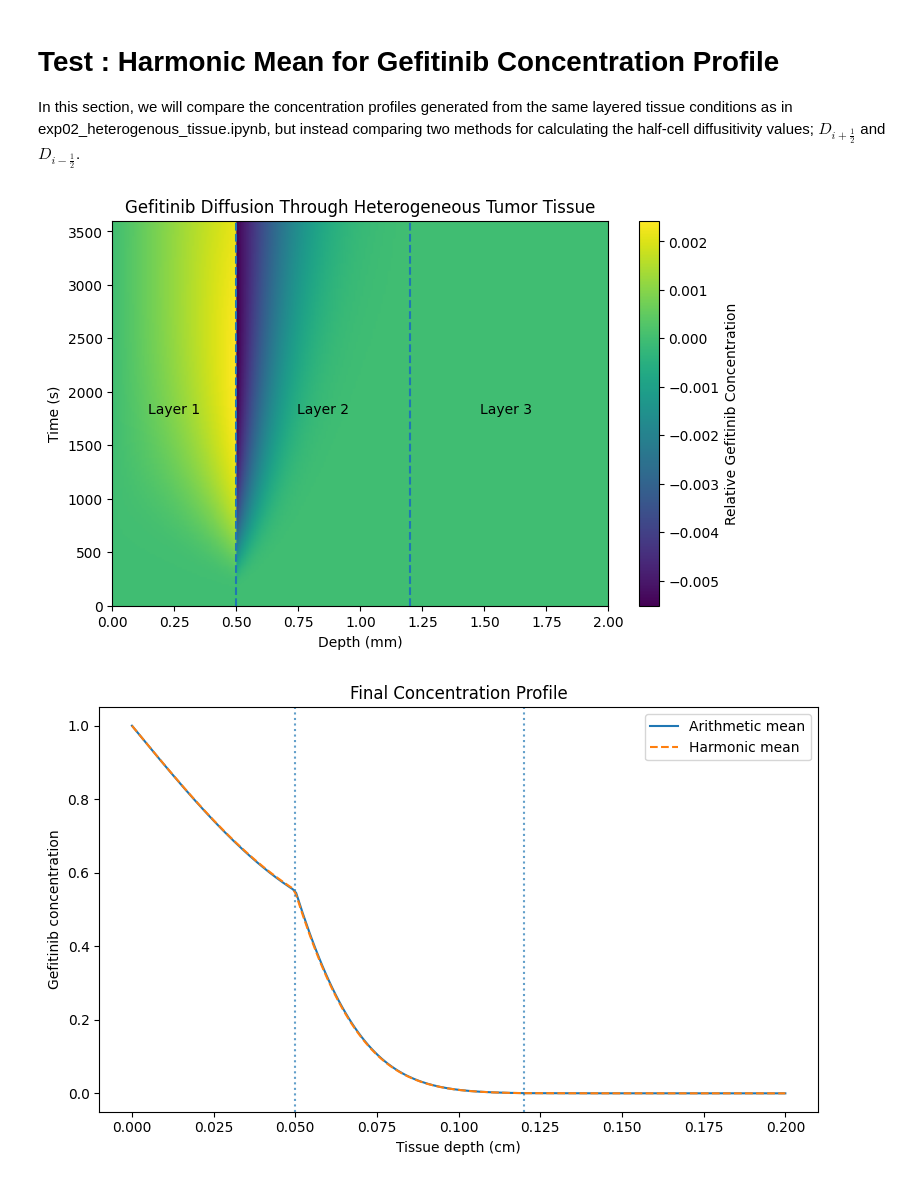
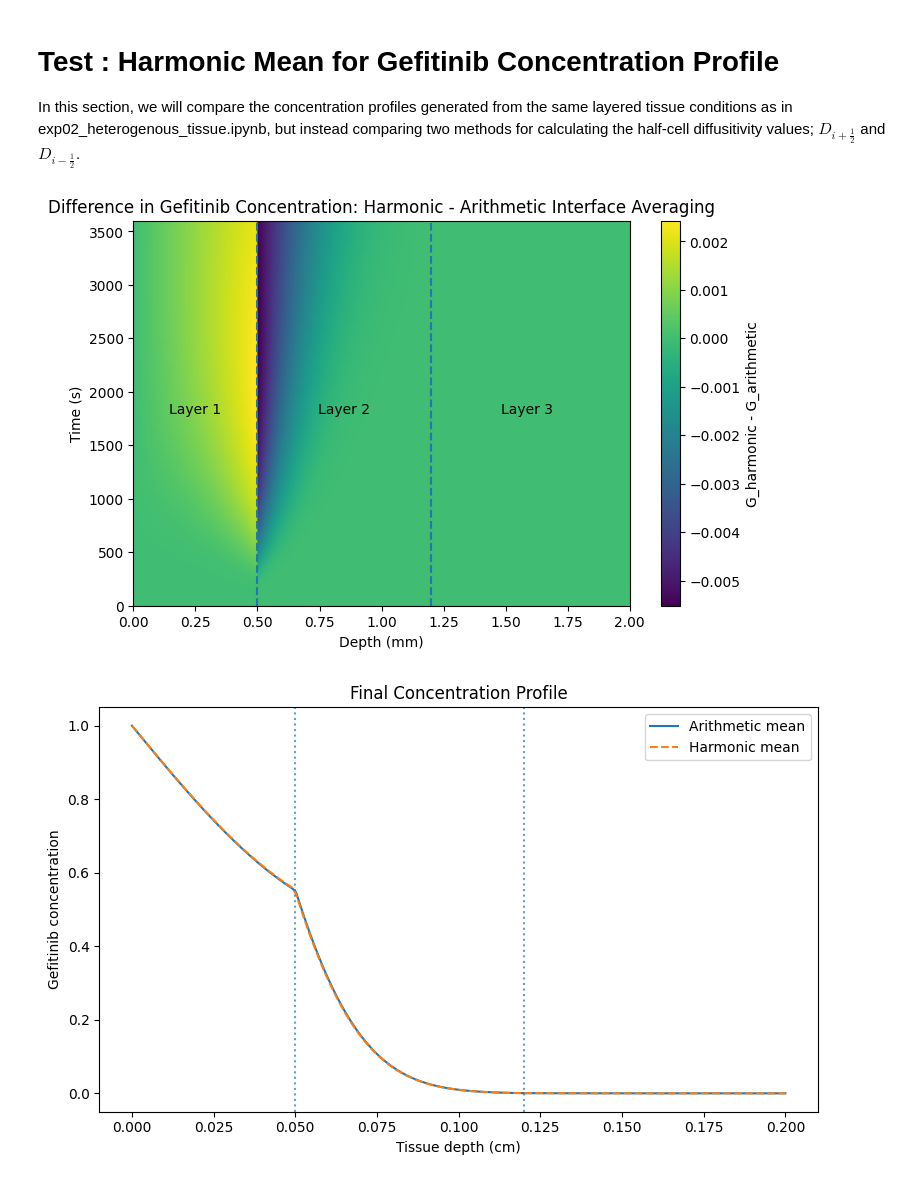
Before and after one commit to abhirym/Drug-Diffusion-Project, a Jupyter notebook: exp02_harmonic_mean_diffusion.ipynb, the cells around one changed output. Drawn from its saved outputs; the diff is of its cells as text; code cells hidden in the pictures.

Commit message:
updated all figures and analysis tests to use harmonic mean in diffusion calcuations

```diff
--- a/exp02_harmonic_mean_diffusion.ipynb
+++ b/exp02_harmonic_mean_diffusion.ipynb
@@ -137,7 +90,7 @@ dx = x[1] - x[0]
 T = 3600            # 1 hour
 
 # Number of time steps
-nt = 5000
+nt = 30000
 
 dt = T / nt
 
@@ -204,36 +157,36 @@ plt.imshow(
     C_delta_heatmap,
 
     aspect='auto',
 
     origin='lower',
 
     extent=[0, L * 10, 0, T]
 
 )
 
-plt.colorbar(label='Relative Gefitinib Concentration')
+plt.colorbar(label='G_harmonic - G_arithmetic')
 
 plt.xlabel('Depth (mm)')
 plt.ylabel('Time (s)')
 
-plt.title('Gefitinib Diffusion Through Heterogeneous Tumor Tissue')
+plt.title('Difference in Gefitinib Concentration: Harmonic - Arithmetic Interface Averaging')
 
 plt.axvline(boundary_1 * 10, linestyle='--')
 plt.axvline(boundary_2 * 10, linestyle='--')
 
 plt.savefig(
     'figures/exp02_heterogeneous_heatmap.png',
     dpi=150,
     bbox_inches='tight'
 )
 
 plt.annotate('Layer 1', xy=(boundary_1 * 5, T / 2), fontsize=10, ha='center')
 plt.annotate('Layer 2', xy=((boundary_1 + boundary_2) * 5, T / 2), fontsize=10, ha='center')
 plt.annotate('Layer 3', xy=((boundary_1 + boundary_2 + L) * 8.57 / 2, T / 2), fontsize=10, ha='center')
 
 plt.show()
 # %% [output]
-[figure, old version]
+[figure, new version]
 # %%
 plt.figure(figsize=(8, 5))
 
```
Also changed, not shown: parts of 5 cells of this notebook, 18 other files.
